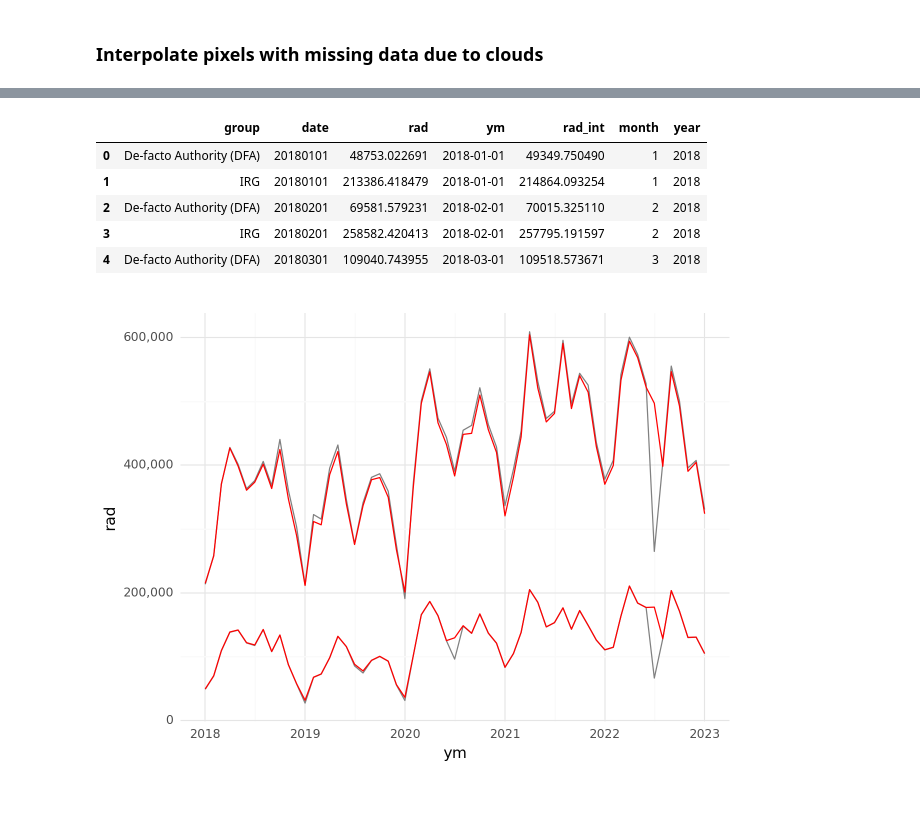
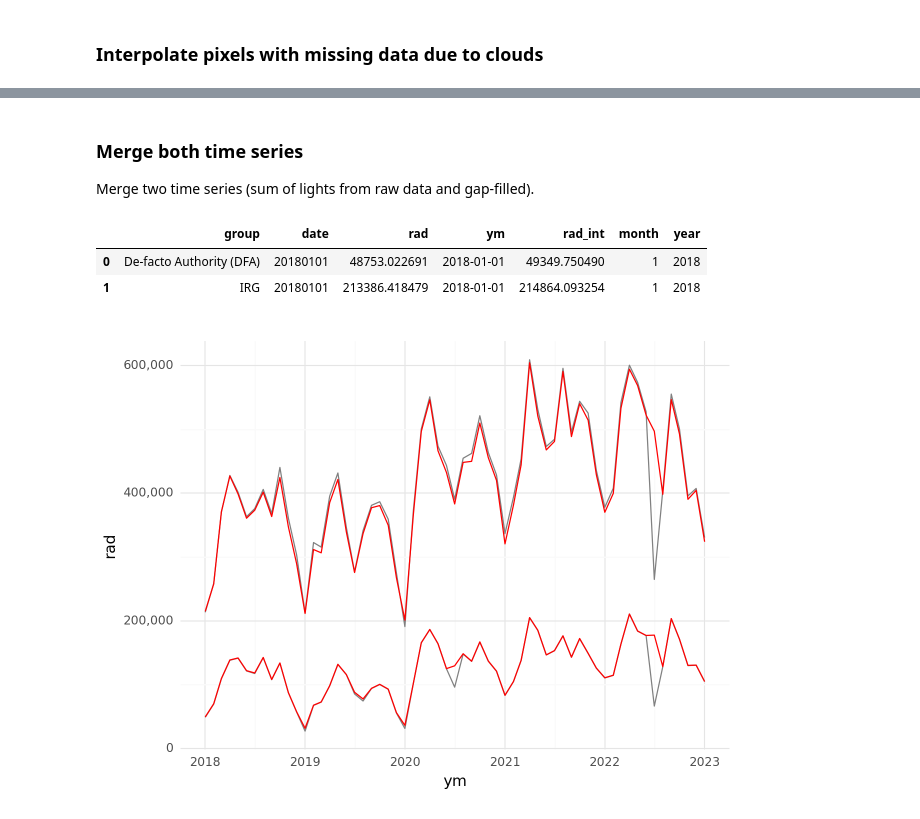
Before and after one commit to datapartnership/yemen-economic-monitor, a Jupyter notebook: notebooks/NTL-notebooks/02-ntl-yemen-control.ipynb, the cells around one changed output, grey strips where cells are left out. Drawn from its saved outputs; the diff is of its cells as text; code cells hidden in the pictures.

Commit message:
add control areas and clean notebooks

```diff
--- a/notebooks/NTL-notebooks/02-ntl-yemen-control.ipynb
+++ b/notebooks/NTL-notebooks/02-ntl-yemen-control.ipynb
@@ -25,0 +38,10 @@ import folium as flm
+# %%
+## located two directories up (root of github repo)
+data_dir = os.path.relpath("../../data")
+output_dir = os.path.relpath("../../output")
+
+if not os.path.exists(output_dir):
+    os.mkdir(output_dir)
+
+# check that both exist
+os.path.exists(data_dir), os.path.exists(output_dir)
@@ -28,11 +54,5 @@ import folium as flm
 # %%
-onedrive_dir = r'C:\Users\WB514197\OneDrive - WBG\GOST_Deliverables\Yemen_NTL'
-# data_dir = join(expanduser("~"), 'data')
-# output_dir = join(expanduser("~"), 'output', 'yem')
-output_dir = join(onedrive_dir, 'Data')
-
-control_gdfs = [gpd.read_file(f).assign(group=os.path.basename(f).split('.')[0]) for f in glob(join(onedrive_dir, 'control_areas', '*.shp'))]
-# control_gdfs[-1].set_crs('EPSG:9707', inplace=True)
+control_gdfs = [gpd.read_file(f).assign(group=os.path.basename(f).split('.')[0]) for f in glob(join(data_dir, 'control_areas', '*.shp'))]
 # %%
 control = pd.concat(control_gdfs)
 # %%
@@ -233,6 +252,10 @@ df_ee_int = pd.wide_to_long(
 )
 df_ee_int.reset_index(inplace=True)
 df_ee_int.loc[:,"ym"] = pd.to_datetime(df_ee_int.date, format="%Y%m%d")
+# %% [markdown]
+### Merge both time series
+
+Merge two time series (sum of lights from raw data and gap-filled).
 # %%
 df_ee_int.rename(columns={"rad":"rad_int"}, inplace=True)
 # %%
@@ -241,14 +264,11 @@ df = df_ee.merge(df_ee_int[['group', 'ym', 'rad_int']], on=['group', 'ym'], how=
 df.loc[:, "month"] = df.ym.dt.month
 df.loc[:, "year"] = df.ym.dt.year
 # %%
-df.head()
+df.head(2)
 # %% [output]
 |  | group | date | rad | ym | rad_int | month | year |
 | 0 | De-facto Authority (DFA) | 20180101 | 48753.022691 | 2018-01-01 | 49349.750490 | 1 | 2018 |
 | 1 | IRG | 20180101 | 213386.418479 | 2018-01-01 | 214864.093254 | 1 | 2018 |
-| 2 | De-facto Authority (DFA) | 20180201 | 69581.579231 | 2018-02-01 | 70015.325110 | 2 | 2018 |
-| 3 | IRG | 20180201 | 258582.420413 | 2018-02-01 | 257795.191597 | 2 | 2018 |
-| 4 | De-facto Authority (DFA) | 20180301 | 109040.743955 | 2018-03-01 | 109518.573671 | 3 | 2018 |
 # %%
 df.loc[:, df.columns!='rad'].to_csv(join(output_dir, 'control_viirs_raw_data.csv'), index=False)
 # %%
```
Also changed, not shown: parts of 24 cells of this notebook, 41 other files.
